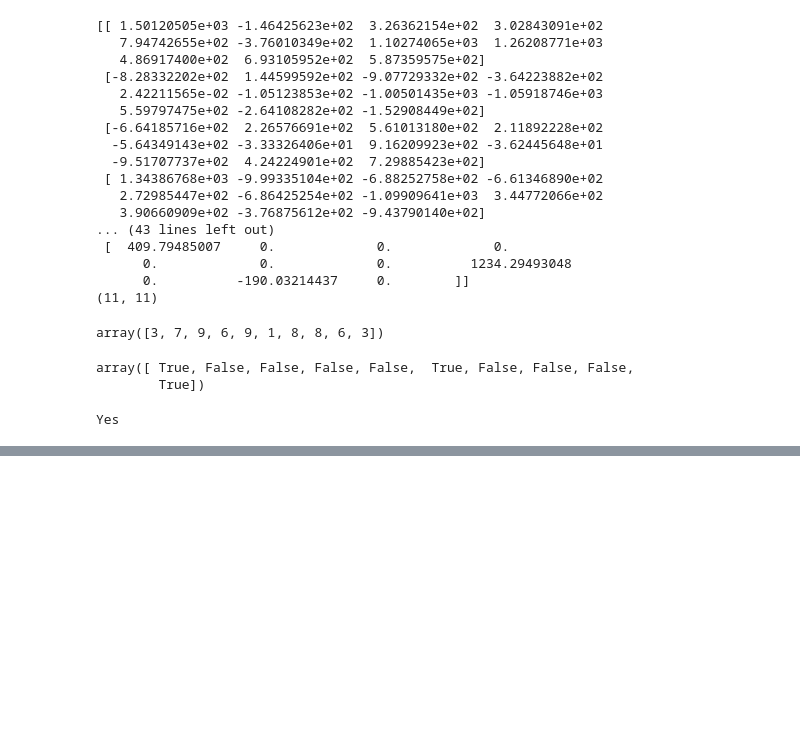
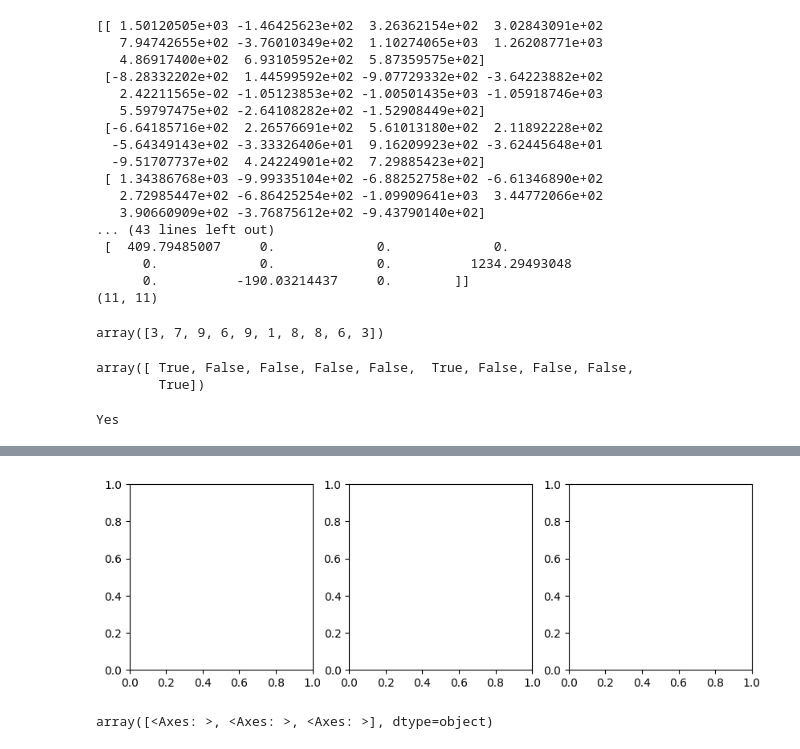
Before and after one commit to aaerrolla/metaStim, a Jupyter notebook: test.ipynb, the cells around one changed output, grey strips where cells are left out. Saved outputs shown, nothing was run; the diff lists cells and outputs as text; code cells hidden in the pictures; blank space fills up the shorter version.

```diff
--- a/test.ipynb
+++ b/test.ipynb
@@ -357,0 +382,8 @@ Yes
+# %%
+fig
+# %% [output]
+[figure, added]
+# %%
+axs
+# %% [output]
+array([<Axes: >, <Axes: >, <Axes: >], dtype=object)
```
Also changed, not shown: parts of 16 cells of this notebook, 5 other files.
